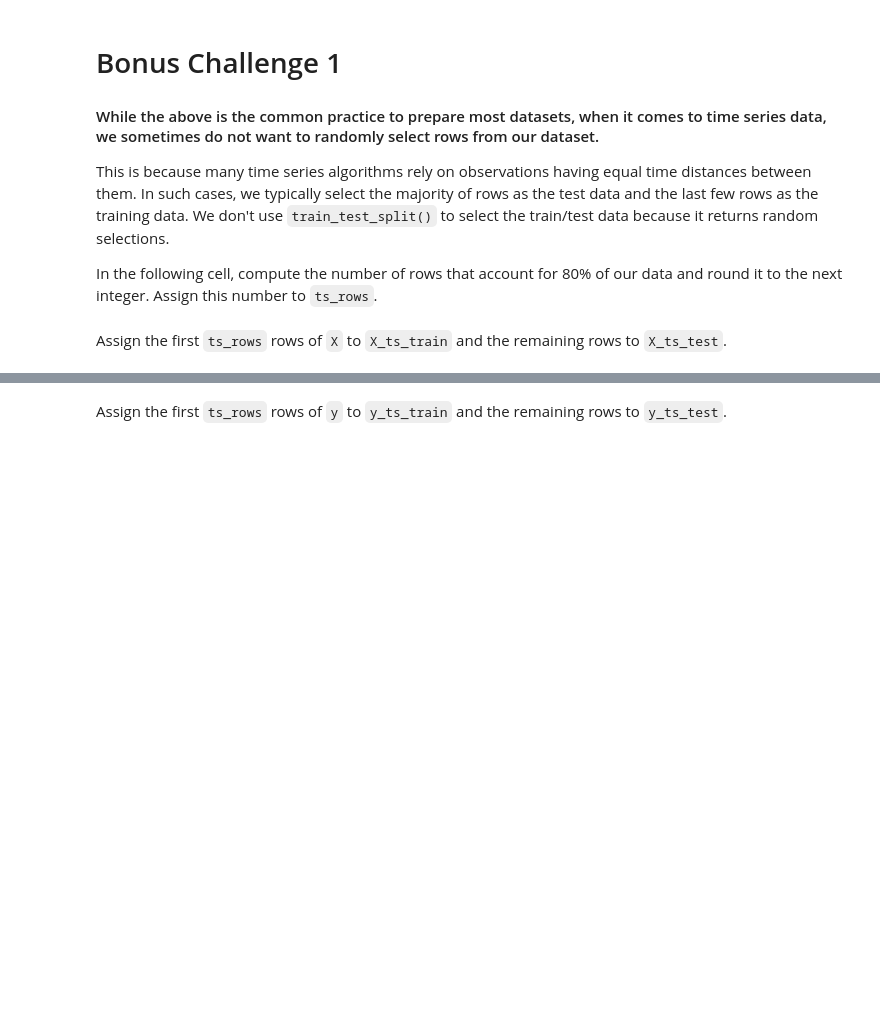
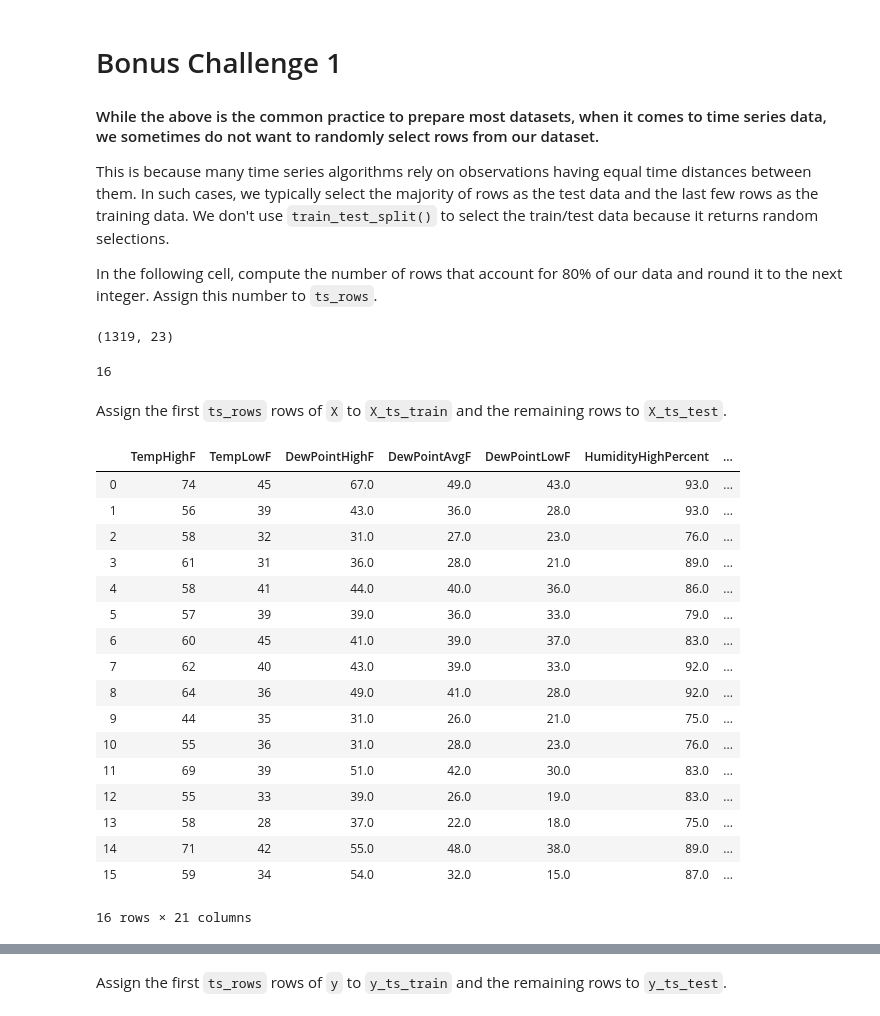
Before and after one commit to ta-data-lis/lab-intro-to-ml, a Jupyter notebook: your-code/main.ipynb, the cells around one changed output, grey strips where cells are left out. Drawn from its saved outputs; the diff is of its cells as text; code cells hidden in the pictures; blank space fills up the shorter version.

```diff
--- a/your-code/main.ipynb
+++ b/your-code/main.ipynb
@@ -198,3 +547,10 @@ Here you can find the [reference](https://docs.python.org/3/library/datetime.htm
+# %%
+
+from datetime import datetime as dt
+
+#using lambdas instead of a 'for' loop
+
+austin_fixed['Date'] = austin_fixed['Date'].apply(lambda calendar_date : dt.strptime(calendar_date , '%Y-%m-%d').date().toordinal())
 # %% [markdown]
 #### Print `austin_fixed` to check your `Date` column.
 # %%
@@ -241,2 +605,26 @@ In the next cell, assign the `TempAvgF` column to `y` and the remaining columns
+# %%
+X = austin_fixed[['TempHighF',
+ 'TempLowF',
+ 'DewPointHighF',
+ 'DewPointAvgF',
+ 'DewPointLowF',
+ 'HumidityHighPercent',
+ 'HumidityAvgPercent',
+ 'HumidityLowPercent',
+ 'SeaLevelPressureHighInches',
+ 'SeaLevelPressureAvgInches',
+ 'SeaLevelPressureLowInches',
+ 'VisibilityHighMiles',
+ 'VisibilityAvgMiles',
+ 'VisibilityLowMiles',
+ 'WindHighMPH',
+ 'WindAvgMPH',
+ 'WindGustMPH',
+ 'Snow',
+ 'Fog',
+ 'Rain',
+ 'Thunderstorm']]
+
+y = austin_fixed['TempAvgF']
 # %% [markdown]
 In the next cell, import `train_test_split` from `sklearn.model_selection`
@@ -264,2 +683,11 @@ In the following cell, compute the number of rows that account for 80% of our da
+# %%
+austin_fixed.shape
+# %% [output]
+(1319, 23)
+# %%
+ts_rows = round(austin_fixed.shape[0]/80)
+ts_rows
+# %% [output]
+16
 # %% [markdown]
 Assign the first `ts_rows` rows of `X` to `X_ts_train` and the remaining rows to `X_ts_test`.
@@ -267,0 +694,24 @@ Assign the first `ts_rows` rows of `X` to `X_ts_train` and the remaining rows to
+# %%
+X_ts_train = X.iloc[:ts_rows]
+X_ts_test = X.iloc[ts_rows:]
+# %%
+X_ts_train
+# %% [output]
+|  | TempHighF | TempLowF | DewPointHighF | DewPointAvgF | DewPointLowF | HumidityHighPercent | ... |
+| 0 | 74 | 45 | 67.0 | 49.0 | 43.0 | 93.0 | ... |
+| 1 | 56 | 39 | 43.0 | 36.0 | 28.0 | 93.0 | ... |
+| 2 | 58 | 32 | 31.0 | 27.0 | 23.0 | 76.0 | ... |
+| 3 | 61 | 31 | 36.0 | 28.0 | 21.0 | 89.0 | ... |
+| 4 | 58 | 41 | 44.0 | 40.0 | 36.0 | 86.0 | ... |
+| 5 | 57 | 39 | 39.0 | 36.0 | 33.0 | 79.0 | ... |
+| 6 | 60 | 45 | 41.0 | 39.0 | 37.0 | 83.0 | ... |
+| 7 | 62 | 40 | 43.0 | 39.0 | 33.0 | 92.0 | ... |
+| 8 | 64 | 36 | 49.0 | 41.0 | 28.0 | 92.0 | ... |
+| 9 | 44 | 35 | 31.0 | 26.0 | 21.0 | 75.0 | ... |
+| 10 | 55 | 36 | 31.0 | 28.0 | 23.0 | 76.0 | ... |
+| 11 | 69 | 39 | 51.0 | 42.0 | 30.0 | 83.0 | ... |
+| 12 | 55 | 33 | 39.0 | 26.0 | 19.0 | 83.0 | ... |
+| 13 | 58 | 28 | 37.0 | 22.0 | 18.0 | 75.0 | ... |
+| 14 | 71 | 42 | 55.0 | 48.0 | 38.0 | 89.0 | ... |
+| 15 | 59 | 34 | 54.0 | 32.0 | 15.0 | 87.0 | ... |
+16 rows × 21 columns
```
Also changed, not shown: parts of 66 cells of this notebook.
